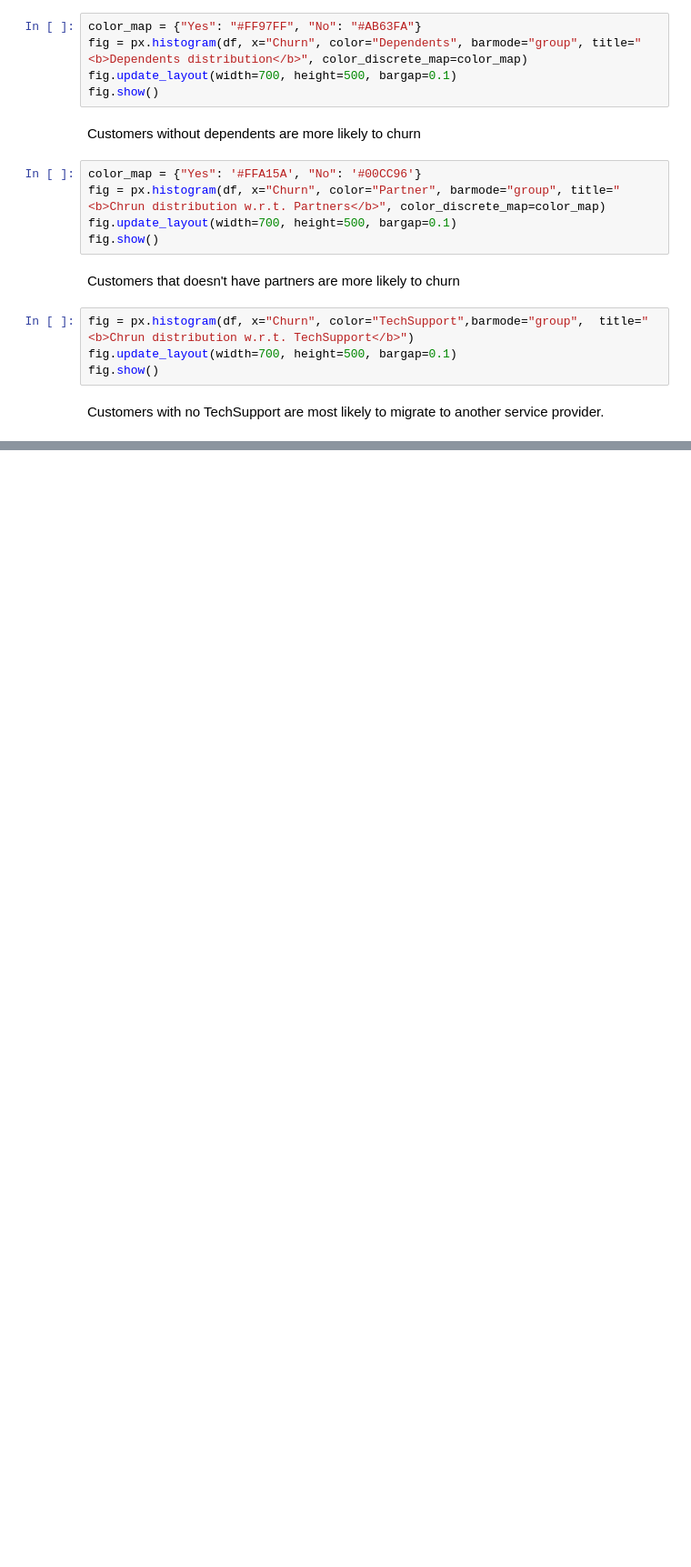
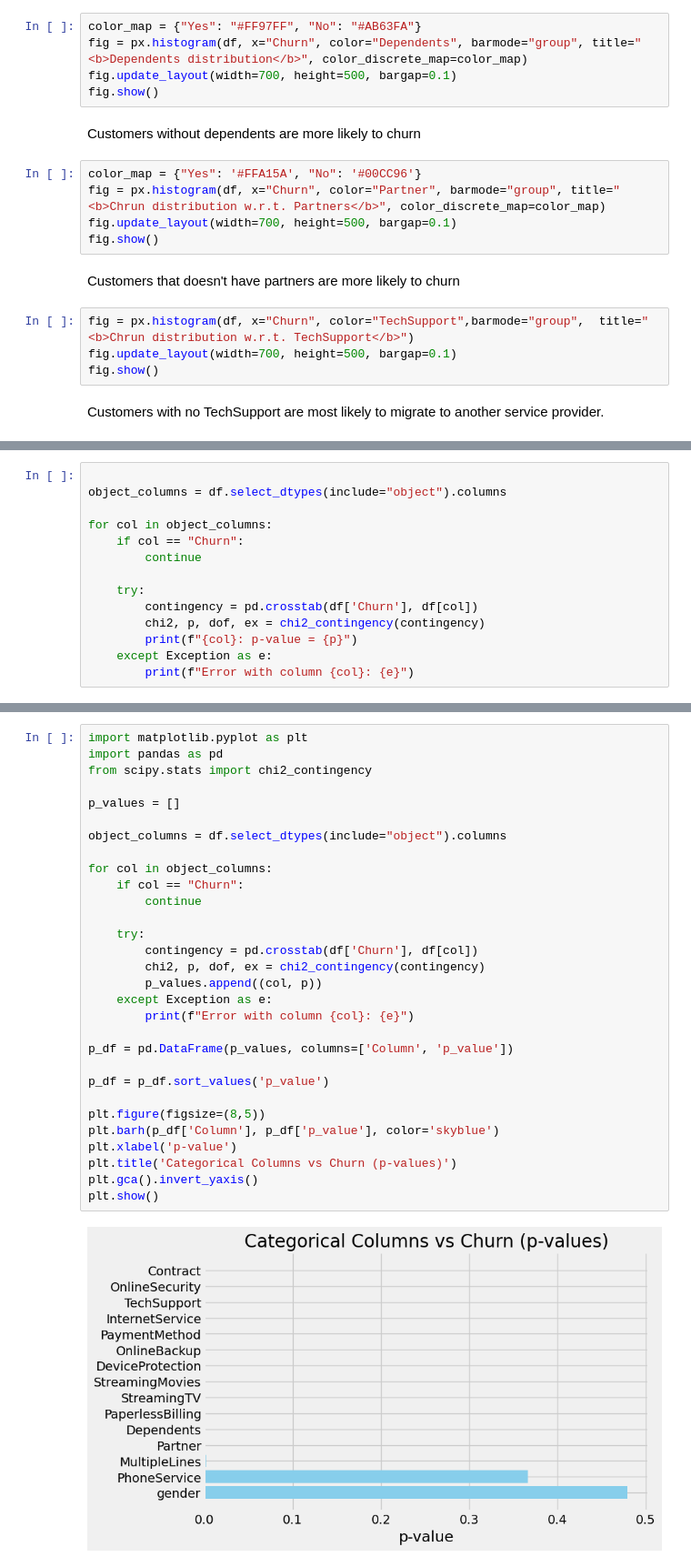
Before and after one commit to Alialdin66/Customer-Churn-Prediction-and-Analysis_DEPI_3, a Jupyter notebook: Notebooks/milestone1&milestone2/milestoe1&2.ipynb, the cells around one changed output, grey strips where cells are left out. Shown at 91% size. Cells and saved outputs as stored; diff of their text form; blank space fills up the shorter version.

```diff
--- a/milestone1/milestoe1.ipynb
+++ b/Notebooks/milestone1&milestone2/milestoe1&2.ipynb
@@ -420,0 +413,14 @@ Dataset has been saved to milestone2\milestone2_dataset.csv
+# %%
+
+object_columns = df.select_dtypes(include="object").columns
+
+for col in object_columns:
+    if col == "Churn":
+        continue
+
+    try:
+        contingency = pd.crosstab(df['Churn'], df[col])
+        chi2, p, dof, ex = chi2_contingency(contingency)
+        print(f"{col}: p-value = {p}")
+    except Exception as e:
+        print(f"Error with column {col}: {e}")
@@ -420,0 +443,32 @@ Dataset has been saved to milestone2\milestone2_dataset.csv
+# %%
+import matplotlib.pyplot as plt
+import pandas as pd
+from scipy.stats import chi2_contingency
+
+p_values = []
+
+object_columns = df.select_dtypes(include="object").columns
+
+for col in object_columns:
+    if col == "Churn":
+        continue
+
+    try:
+        contingency = pd.crosstab(df['Churn'], df[col])
+        chi2, p, dof, ex = chi2_contingency(contingency)
+        p_values.append((col, p))
+    except Exception as e:
+        print(f"Error with column {col}: {e}")
+
+p_df = pd.DataFrame(p_values, columns=['Column', 'p_value'])
+
+p_df = p_df.sort_values('p_value')
+
+plt.figure(figsize=(8,5))
+plt.barh(p_df['Column'], p_df['p_value'], color='skyblue')
+plt.xlabel('p-value')
+plt.title('Categorical Columns vs Churn (p-values)')
+plt.gca().invert_yaxis()
+plt.show()
+# %% [output]
+[figure, added]
```
Also changed, not shown: parts of 16 cells of this notebook, 17 other files.
